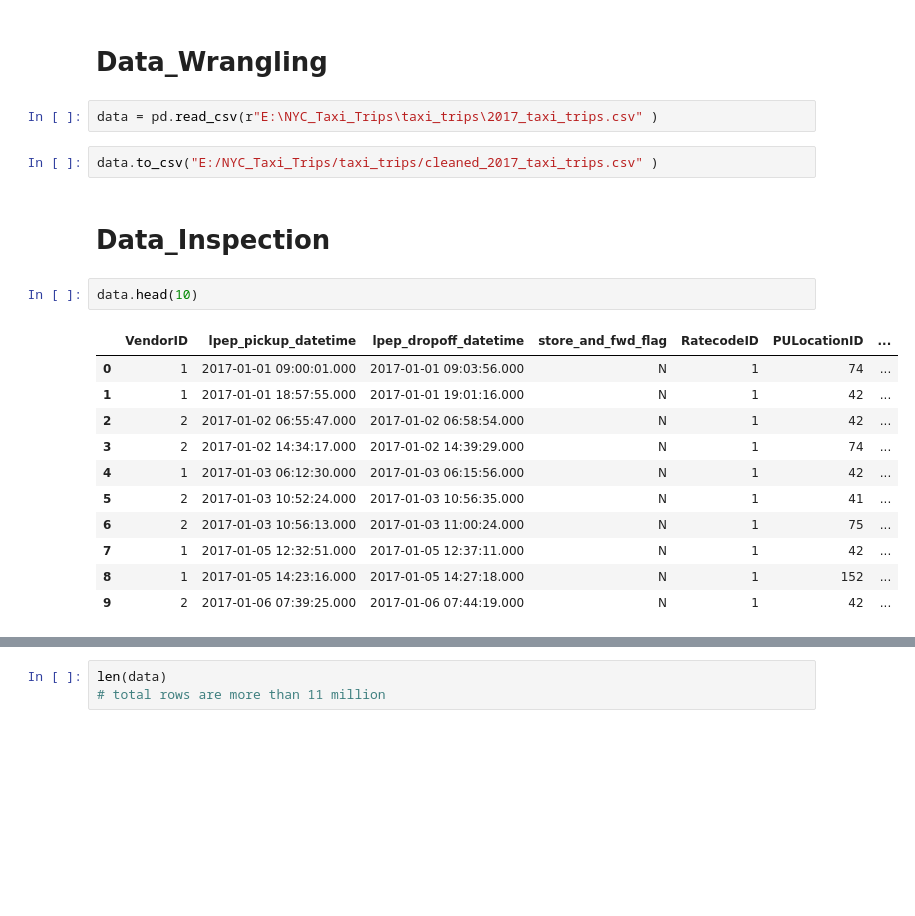
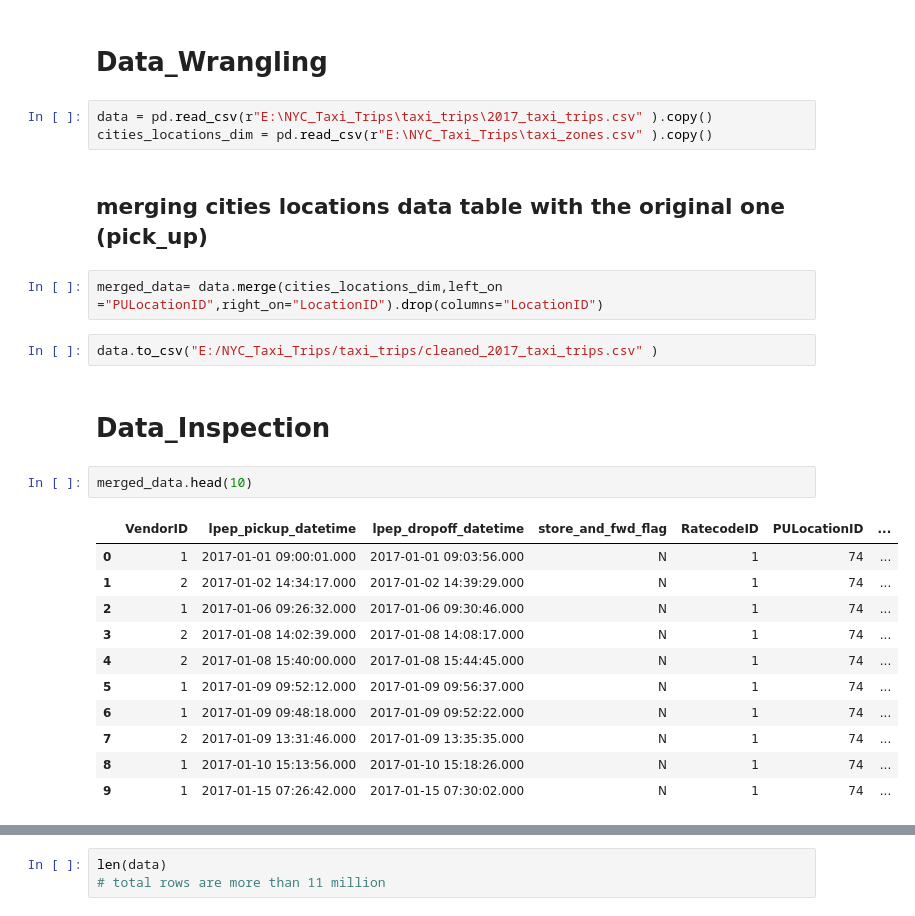
Before and after one commit to abdelrahmanbadoaayad/NYC_TAXI_ANALYSIS, a Jupyter notebook: NYC_taxi_2017.ipynb, the cells around one changed output, grey strips where cells are left out. Drawn from its saved outputs; the diff is of its cells as text; blank space fills up the shorter version.

```diff
--- a/NYC_taxi_2017.ipynb
+++ b/NYC_taxi_2017.ipynb
@@ -67,23 +67,28 @@ pd.options.display.float_format = '{:.2f}'.format
 # %% [markdown]
 # Data_Wrangling
 # %%
-data = pd.read_csv(r"E:\NYC_Taxi_Trips\taxi_trips\2017_taxi_trips.csv" )
+data = pd.read_csv(r"E:\NYC_Taxi_Trips\taxi_trips\2017_taxi_trips.csv" ).copy()
+cities_locations_dim = pd.read_csv(r"E:\NYC_Taxi_Trips\taxi_zones.csv" ).copy()
-# %%
-data.to_csv("E:/NYC_Taxi_Trips/taxi_trips/cleaned_2017_taxi_trips.csv" )
+# %% [markdown]
+## merging cities locations data table with the original one (pick_up)
+# %%
+merged_data= data.merge(cities_locations_dim,left_on ="PULocationID",right_on="LocationID").drop(columns="LocationID")
+# %%
+data.to_csv("E:/NYC_Taxi_Trips/taxi_trips/cleaned_2017_taxi_trips.csv" )
 # %% [markdown]
 # Data_Inspection
 # %%
-data.head(10)
+merged_data.head(10)
 # %% [output]
 |  | VendorID | lpep_pickup_datetime | lpep_dropoff_datetime | store_and_fwd_flag | RatecodeID | PULocationID | ... |
 | 0 | 1 | 2017-01-01 09:00:01.000 | 2017-01-01 09:03:56.000 | N | 1 | 74 | ... |
-| 1 | 1 | 2017-01-01 18:57:55.000 | 2017-01-01 19:01:16.000 | N | 1 | 42 | ... |
-| 2 | 2 | 2017-01-02 06:55:47.000 | 2017-01-02 06:58:54.000 | N | 1 | 42 | ... |
-| 3 | 2 | 2017-01-02 14:34:17.000 | 2017-01-02 14:39:29.000 | N | 1 | 74 | ... |
-| 4 | 1 | 2017-01-03 06:12:30.000 | 2017-01-03 06:15:56.000 | N | 1 | 42 | ... |
-| 5 | 2 | 2017-01-03 10:52:24.000 | 2017-01-03 10:56:35.000 | N | 1 | 41 | ... |
-| 6 | 2 | 2017-01-03 10:56:13.000 | 2017-01-03 11:00:24.000 | N | 1 | 75 | ... |
-| 7 | 1 | 2017-01-05 12:32:51.000 | 2017-01-05 12:37:11.000 | N | 1 | 42 | ... |
-| 8 | 1 | 2017-01-05 14:23:16.000 | 2017-01-05 14:27:18.000 | N | 1 | 152 | ... |
-| 9 | 2 | 2017-01-06 07:39:25.000 | 2017-01-06 07:44:19.000 | N | 1 | 42 | ... |
+| 1 | 2 | 2017-01-02 14:34:17.000 | 2017-01-02 14:39:29.000 | N | 1 | 74 | ... |
+| 2 | 1 | 2017-01-06 09:26:32.000 | 2017-01-06 09:30:46.000 | N | 1 | 74 | ... |
+| 3 | 2 | 2017-01-08 14:02:39.000 | 2017-01-08 14:08:17.000 | N | 1 | 74 | ... |
+| 4 | 2 | 2017-01-08 15:40:00.000 | 2017-01-08 15:44:45.000 | N | 1 | 74 | ... |
+| 5 | 1 | 2017-01-09 09:52:12.000 | 2017-01-09 09:56:37.000 | N | 1 | 74 | ... |
+| 6 | 1 | 2017-01-09 09:48:18.000 | 2017-01-09 09:52:22.000 | N | 1 | 74 | ... |
+| 7 | 2 | 2017-01-09 13:31:46.000 | 2017-01-09 13:35:35.000 | N | 1 | 74 | ... |
+| 8 | 1 | 2017-01-10 15:13:56.000 | 2017-01-10 15:18:26.000 | N | 1 | 74 | ... |
+| 9 | 1 | 2017-01-15 07:26:42.000 | 2017-01-15 07:30:02.000 | N | 1 | 74 | ... |
 # %%
```
Also changed, not shown: parts of 29 cells of this notebook.
